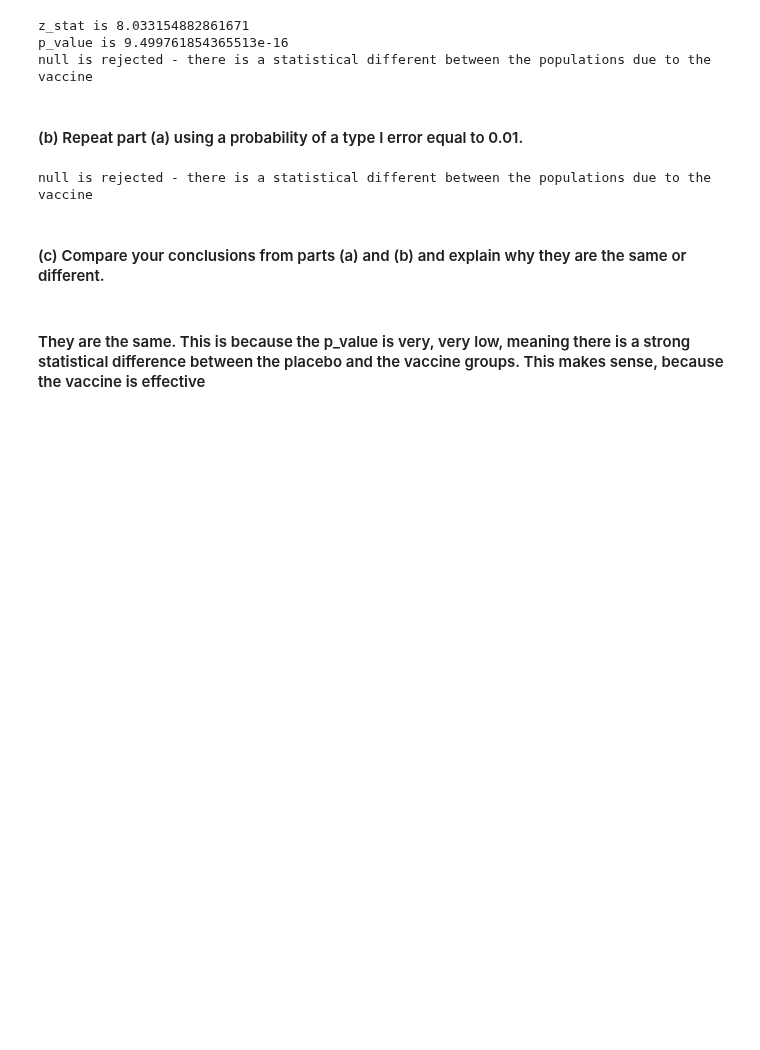
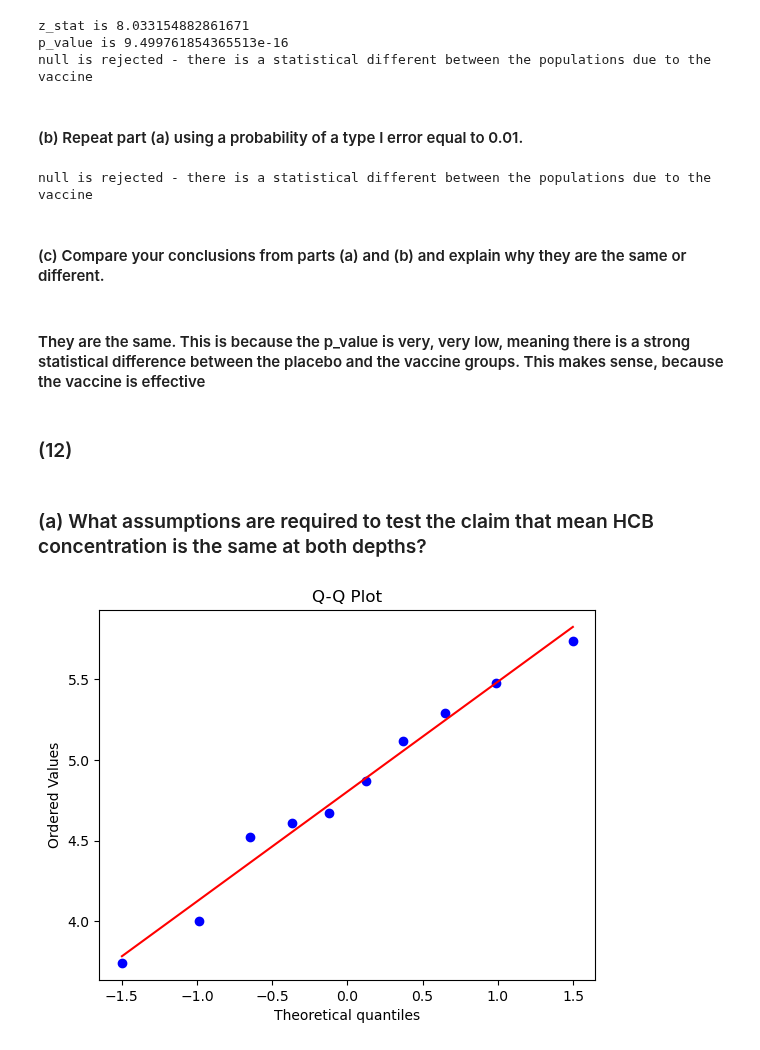
Before and after one commit to jtdocter27/Engineering-Probability---Statistics, a Jupyter notebook: Hypothesis_Testing.ipynb, the cells around one changed output. Drawn from its saved outputs; the diff is of its cells as text; code cells hidden in the pictures; blank space fills up the shorter version.

```diff
--- a/Hypothesis_Testing.ipynb
+++ b/Hypothesis_Testing.ipynb
@@ -548,3 +549,10 @@ null is rejected - there is a statistical different between the populations due
 #### (c) Compare your conclusions from parts (a) and (b) and explain why they are the same or different.
 # %% [markdown]
 #### They are the same. This is because the p_value is very, very low, meaning there is a strong statistical difference between the placebo and the vaccine groups. This makes sense, because the vaccine is effective
+# %% [markdown]
+### (12)
+# %%
+Surface = np.array([3.74, 4.61, 4.00, 4.67, 4.87, 5.12, 4.52, 5.29, 5.74, 5.48])
+Bottom = np.array([5.44, 6.88, 5.37, 5.44, 5.03, 6.48, 3.89, 5.85, 6.85, 7.16])
+# %% [markdown]
+### (a) What assumptions are required to test the claim that mean HCB concentration is the same at both depths?
@@ -550,0 +561,8 @@ null is rejected - there is a statistical different between the populations due
+# %%
+stats.probplot(Surface, dist="norm", plot=plt)
+
+# Show the plot
+plt.title("Q-Q Plot")
+plt.show()
+# %% [output]
+[figure, added]
```
Also changed, not shown: parts of 11 cells of this notebook, 1 other file.
